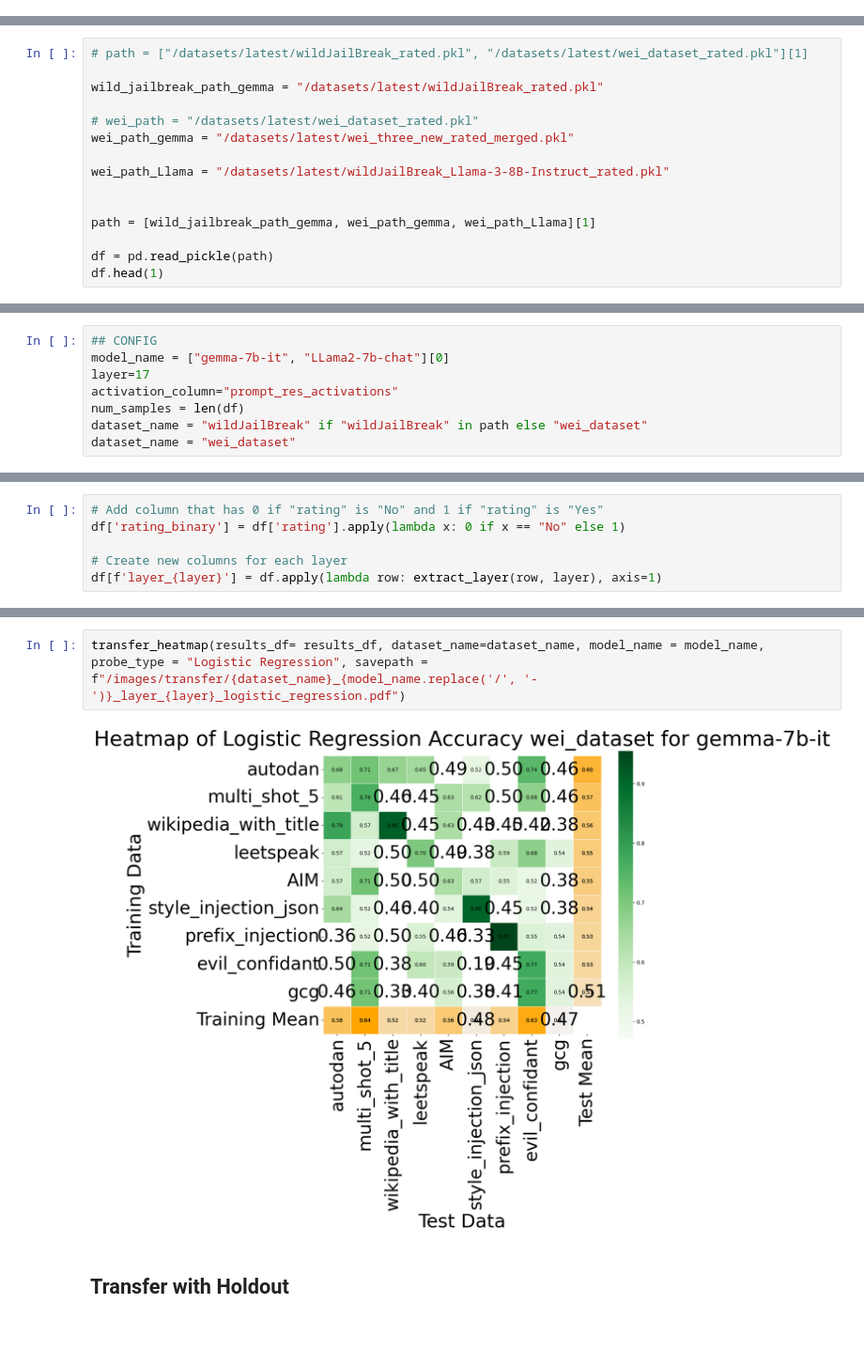
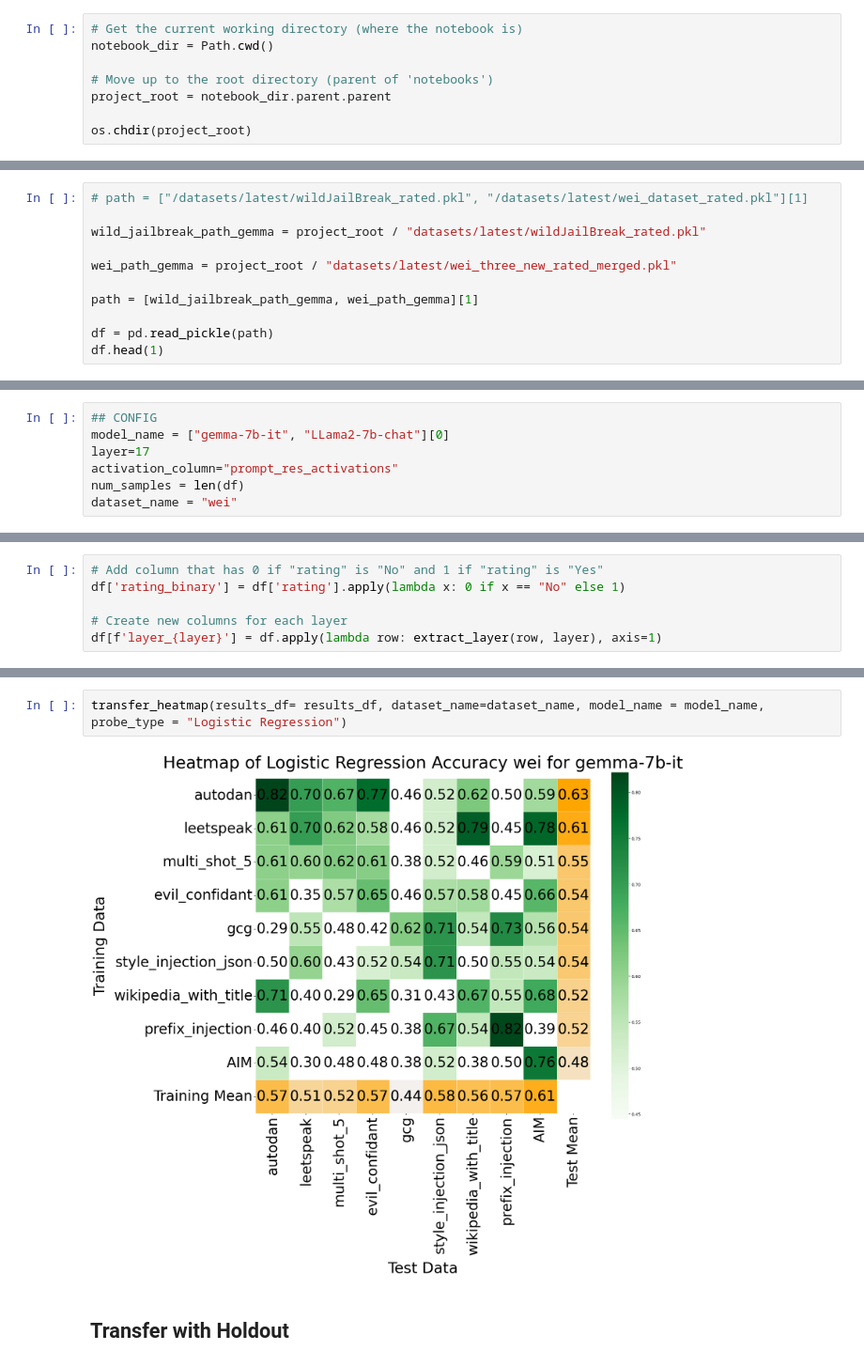
Before and after one commit to NLie2/what_features_jailbreak_LLMs, a Jupyter notebook: analysis/notebooks/question_2_transfer.ipynb, the cells around one changed output, grey strips where cells are left out. Shown at 94% size. Drawn from its saved outputs; the diff is of its cells as text; blank space fills up the shorter version.

Commit message:
improve transfer figure

```diff
--- a/analysis/notebooks/question_2_transfer.ipynb
+++ b/analysis/notebooks/question_2_transfer.ipynb
@@ -8,18 +10,22 @@ import numpy as np
+# %%
+# Get the current working directory (where the notebook is)
+notebook_dir = Path.cwd()
+
+# Move up to the root directory (parent of 'notebooks')
+project_root = notebook_dir.parent.parent
+
+os.chdir(project_root)
 # %%
 from analysis.unsupervised import *
 from analysis.supervised import *
 # %%
 # path = ["/datasets/latest/wildJailBreak_rated.pkl", "/datasets/latest/wei_dataset_rated.pkl"][1]
 
-wild_jailbreak_path_gemma = "/datasets/latest/wildJailBreak_rated.pkl"
+wild_jailbreak_path_gemma = project_root / "datasets/latest/wildJailBreak_rated.pkl"
 
-# wei_path = "/datasets/latest/wei_dataset_rated.pkl"
-wei_path_gemma = "/datasets/latest/wei_three_new_rated_merged.pkl"
+wei_path_gemma = project_root / "datasets/latest/wei_three_new_rated_merged.pkl"
 
-wei_path_Llama = "/datasets/latest/wildJailBreak_Llama-3-8B-Instruct_rated.pkl"
-
-
-path = [wild_jailbreak_path_gemma, wei_path_gemma, wei_path_Llama][1]
+path = [wild_jailbreak_path_gemma, wei_path_gemma][1]
 
 df = pd.read_pickle(path)
 df.head(1)
@@ -32,8 +38,7 @@ model_name = ["gemma-7b-it", "LLama2-7b-chat"][0]
 layer=17
 activation_column="prompt_res_activations"
 num_samples = len(df)
-dataset_name = "wildJailBreak" if "wildJailBreak" in path else "wei_dataset"
-dataset_name = "wei_dataset"
+dataset_name = "wei"
 # %%
 # loop through the different jailbreak_prompt_name unique values and print them
 
@@ -172,8 +177,8 @@ multi_shot_5            0.640212
 dtype: object
 # %%
-transfer_heatmap(results_df= results_df, dataset_name=dataset_name, model_name = model_name, probe_type = "Logistic Regression", savepath = f"/images/transfer/{dataset_name}_{model_name.replace('/', '-')}_layer_{layer}_logistic_regression.pdf")
+transfer_heatmap(results_df= results_df, dataset_name=dataset_name, model_name = model_name, probe_type = "Logistic Regression")
 # %% [output]
-[figure, old version]
+[figure, new version]
 # %% [markdown]
 ## Transfer with Holdout
 # %%
```
Also changed, not shown: parts of 12 cells of this notebook, 2 other files.
